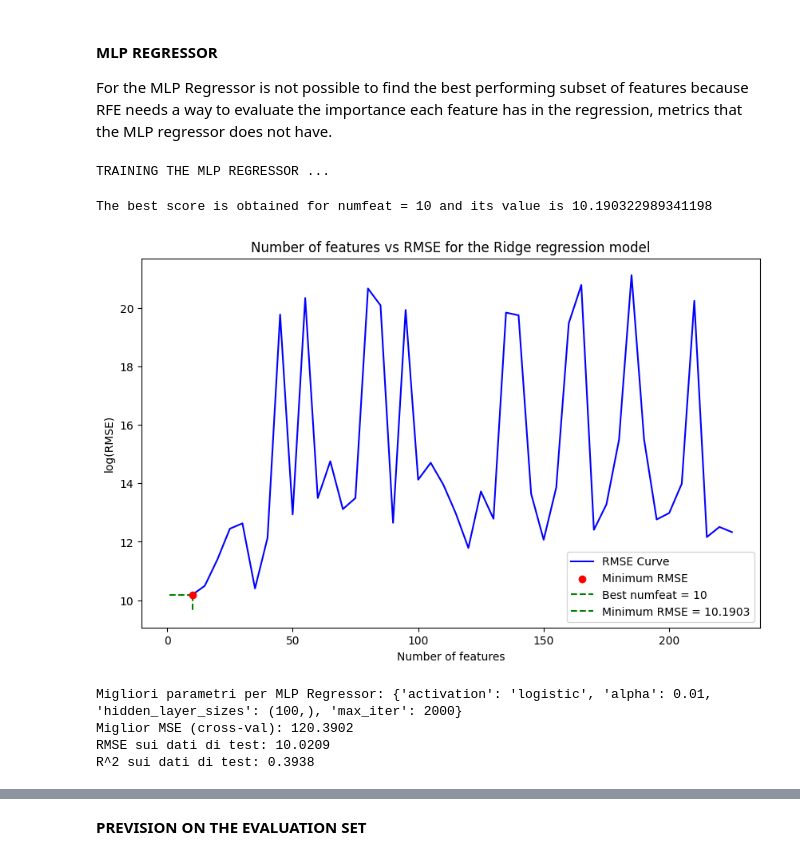
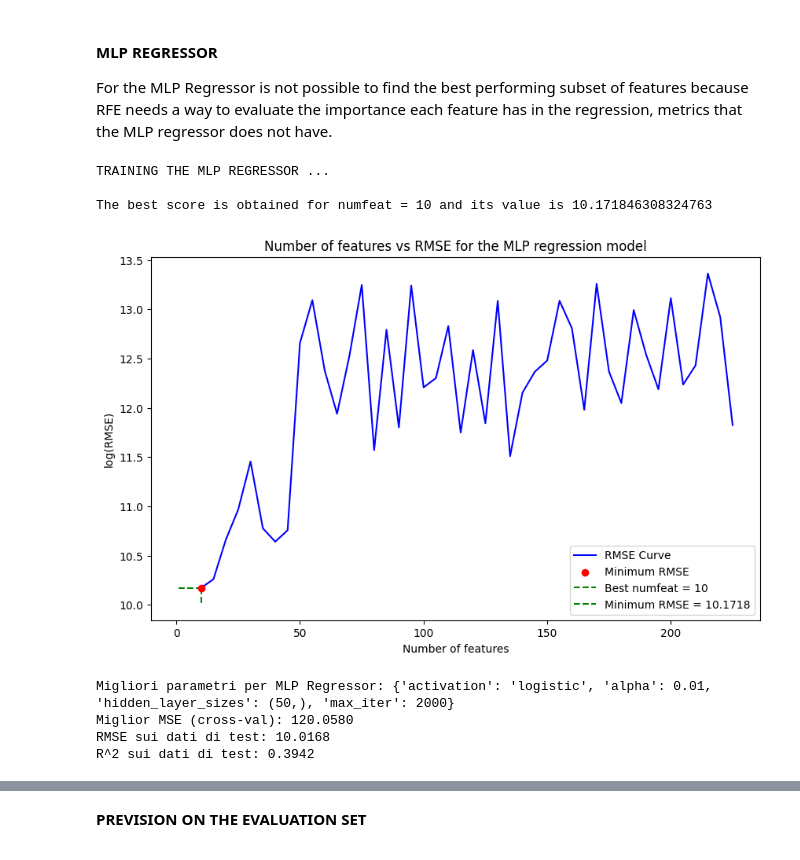
Before and after one commit to RBello02/Homework_Data_science, a Jupyter notebook: codice_da_consegnare.ipynb, the cells around one changed output, grey strips where cells are left out. Cells and saved outputs as stored; diff of their text form; code cells hidden in the pictures.

```diff
--- a/codice_da_consegnare.ipynb
+++ b/codice_da_consegnare.ipynb
@@ -331,7 +331,7 @@ Facendo predizione sull'evaluation set ...
 For the MLP Regressor is not possible to find the best performing subset of features because RFE needs a way to evaluate the importance each feature has in the regression, metrics that the MLP regressor does not have.
 # %%
 # Defining the best feature
-model = MLPRegressor(hidden_layer_sizes=(100, 2), activation= 'relu', alpha = 0.01, max_iter = 1000)
+model = MLPRegressor(hidden_layer_sizes=(100,), activation= 'relu', alpha = 0.01, max_iter = 2000)
 print('TRAINING THE MLP REGRESSOR ... \n')
 
 best_numfeat = 95
@@ -341,36 +341,37 @@ scores = []
 for numfeat in range(10, len(copy_dev.columns), 5):
     kbest = SelectKBest(score_func=f_regression, k = numfeat)
     X_train_selected = kbest.fit_transform(X_train, y_train)
     X_test_selected = kbest.transform(X_validation)
 
     # Fitting and evaluating the model
     model.fit(X_train_selected, y_train)
     score = root_mean_squared_error(y_validation, model.predict(X_test_selected))
     scores.append(score)
 
     if score < best_score:
       best_score = score
       best_numfeat = numfeat
 
 print(f'The best score is obtained for numfeat = {best_numfeat} and its value is {best_score} ')
 
 
 # PLOT NUM_FEAT - RMSE
 plt.figure(figsize=(10, 6))
 xseq = range(10, len(copy_dev.columns), 5)
 plt.plot(xseq, scores, label='RMSE Curve', color='blue')
 plt.scatter([best_numfeat], [best_score], color='red', zorder=5, label='Minimum RMSE')
 plt.plot([best_numfeat, best_numfeat], [best_score, plt.ylim()[0]], color='green', linestyle='--', label=f'Best numfeat = {best_numfeat}')
 plt.plot([1, best_numfeat], [best_score, best_score], color='green', linestyle='--', label=f'Minimum RMSE = {best_score:.4f}')
 plt.xlabel('Number of features')
 plt.ylabel('log(RMSE)')
-plt.title('Number of features vs RMSE for the Ridge regression model')
+plt.title('Number of features vs RMSE for the MLP regression model')
 plt.legend()
 plt.show()
 # %% [output]
 TRAINING THE MLP REGRESSOR ...
+
+The best score is obtained for numfeat = 10 and its value is 10.171846308324763
-The best score is obtained for numfeat = 10 and its value is 10.190322989341198
-[figure, old version]
+[figure, new version]
 # %%
 # Computing the best mask
 kbest = SelectKBest(score_func=f_regression, k = best_numfeat)
@@ -382,7 +383,7 @@ model_name = 'MLP Regressor'
 model_details = {
         'model': MLPRegressor(),
         'params': {
-            'hidden_layer_sizes' : [(100,), (100,2), (100, 3), (200,), (200,2)],
+            'hidden_layer_sizes' : [(100,), (100,2), (50,), (200,)],
             'activation': ['tanh', 'logistic', 'relu'],
             'alpha': [1, 0.01],
             'max_iter': [1000, 2000]
@@ -418,10 +419,10 @@ r2 = r2_score(y_validation, y_pred)
 print(f"RMSE sui dati di test: {rmse_test:.4f}")
 print(f"R^2 sui dati di test: {r2:.4f}")
 # %% [output]
-Migliori parametri per MLP Regressor: {'activation': 'logistic', 'alpha': 0.01, 'hidden_layer_sizes': (100,), 'max_iter': 2000}
-Miglior MSE (cross-val): 120.3902
-RMSE sui dati di test: 10.0209
-R^2 sui dati di test: 0.3938
+Migliori parametri per MLP Regressor: {'activation': 'logistic', 'alpha': 0.01, 'hidden_layer_sizes': (50,), 'max_iter': 2000}
+Miglior MSE (cross-val): 120.0580
+RMSE sui dati di test: 10.0168
+R^2 sui dati di test: 0.3942
 # %%
 # Visual analysis of the residuals --> the aim is to have residuals distributes as a gaussian N(0, sigma2)
 residuals = y_validation - y_pred
```
Also changed, not shown: parts of 3 cells of this notebook, 1 other file.
